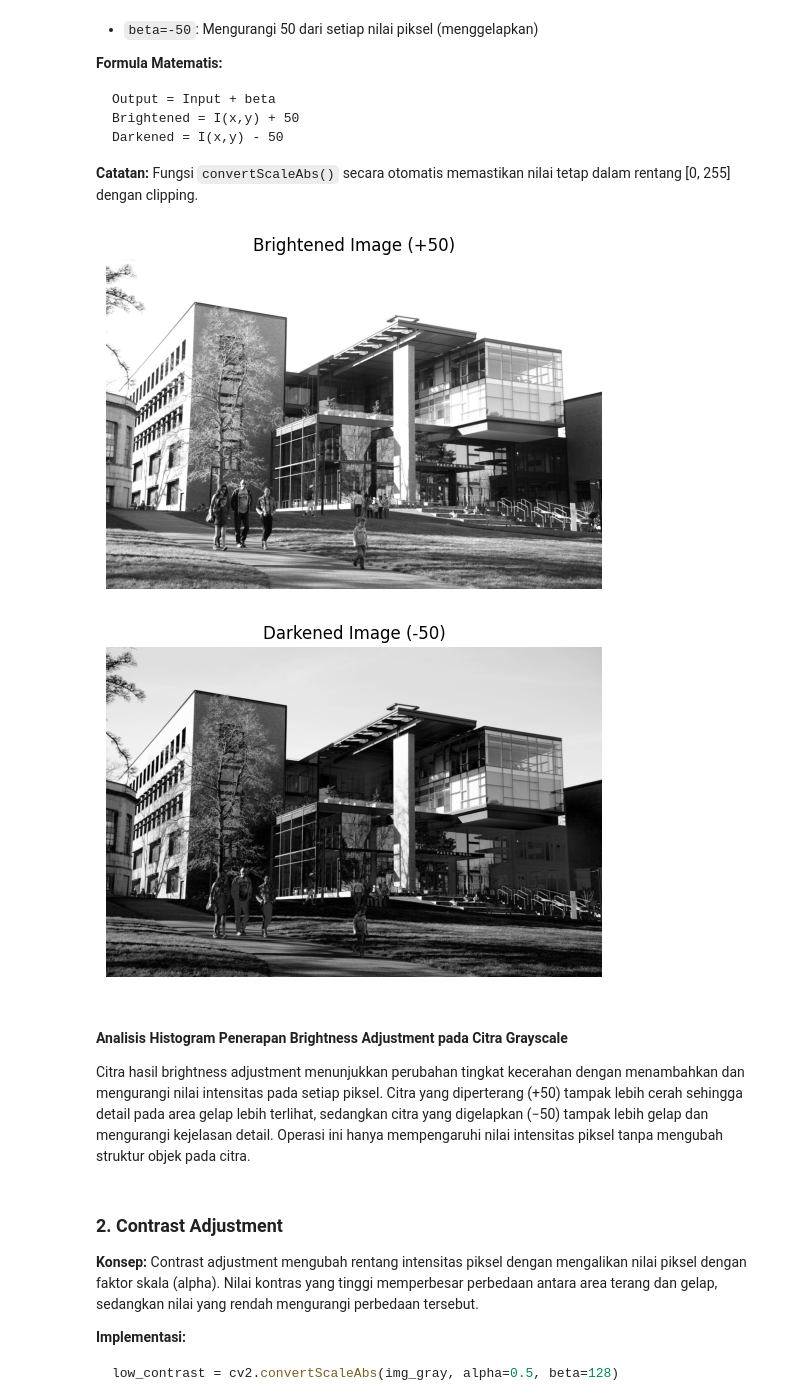
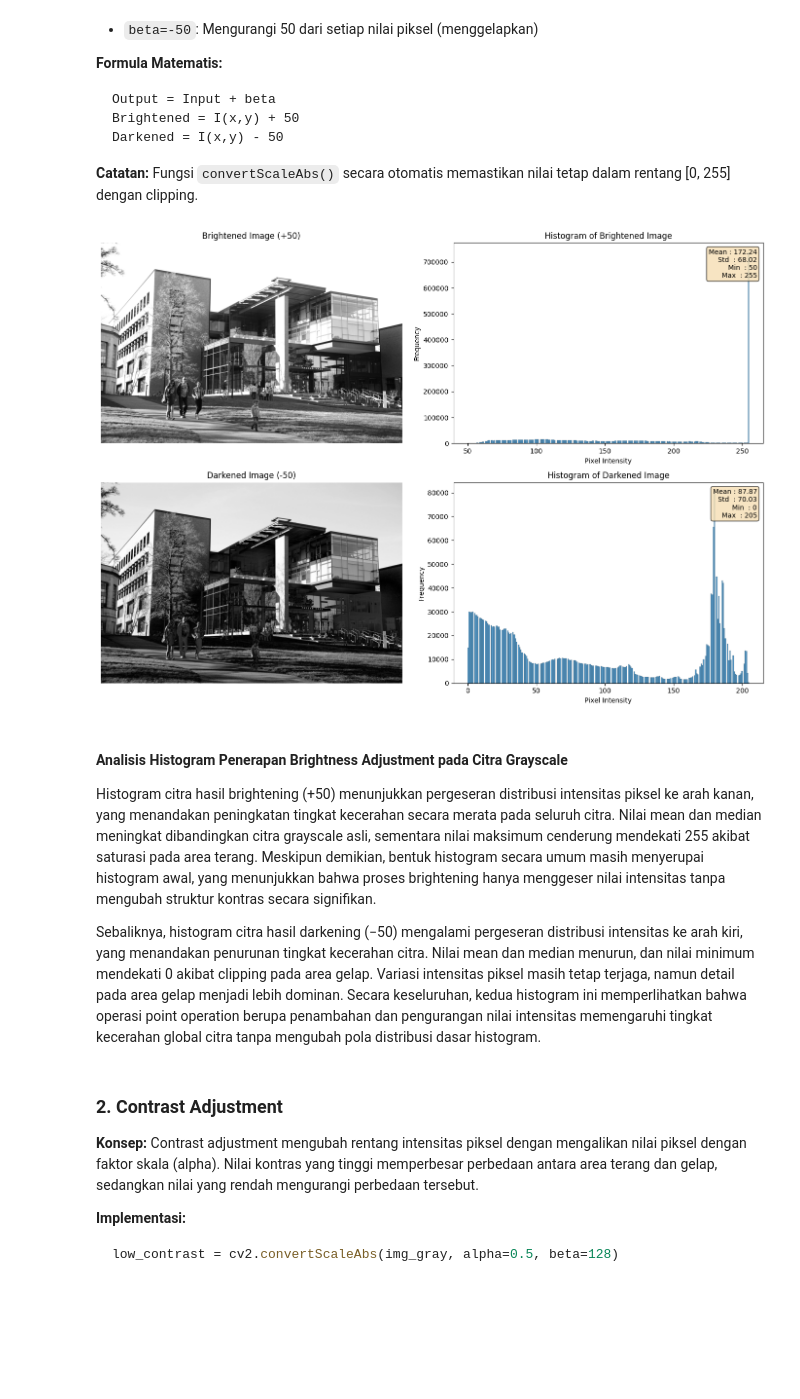
Before and after one commit to Sugiarta123/Quiz-2, a Jupyter notebook: 03_point_operations.ipynb, the cells around one changed output. Cells and saved outputs as stored; diff of their text form; code cells hidden in the pictures; blank space fills up the shorter version.

```diff
--- a/03_point_operations.ipynb
+++ b/03_point_operations.ipynb
@@ -62,17 +98,76 @@ Darkened = I(x,y) - 50
 
 **Catatan:** Fungsi `convertScaleAbs()` secara otomatis memastikan nilai tetap dalam rentang [0, 255] dengan clipping.
 # %%
+import matplotlib.pyplot as plt
+import seaborn as sns
+import numpy as np
+import cv2
+
+# Bright & Dark images
 bright = cv2.convertScaleAbs(img_gray, alpha=1.0, beta=50)
 dark = cv2.convertScaleAbs(img_gray, alpha=1.0, beta=-50)
-show_image(bright, "Brightened Image (+50)")
-show_image(dark, "Darkened Image (-50)")
+
+# Buat figure (2 baris x 2 kolom)
+fig, axes = plt.subplots(2, 2, figsize=(14, 10))
+
+# ===== Brightened Image =====
+axes[0, 0].imshow(bright, cmap='gray')
+axes[0, 0].set_title("Brightened Image (+50)")
+axes[0, 0].axis('off')
+
+sns.histplot(bright.flatten(), bins=256, kde=False, ax=axes[0, 1])
+axes[0, 1].set_title("Histogram of Brightened Image")
+axes[0, 1].set_xlabel("Pixel Intensity")
+axes[0, 1].set_ylabel("Frequency")
+
+# Statistik bright
+bright_stats = (
+    f"Mean : {np.mean(bright):.2f}\n"
+    f"Std  : {np.std(bright):.2f}\n"
+    f"Min  : {np.min(bright)}\n"
+    f"Max  : {np.max(bright)}"
+)
+axes[0, 1].text(
+    0.98, 0.97, bright_stats,
+    transform=axes[0, 1].transAxes,
+    ha='right', va='top',
+    bbox=dict(boxstyle='round', facecolor='wheat', alpha=0.8)
+)
+
+# ===== Darkened Image =====
+axes[1, 0].imshow(dark, cmap='gray')
+axes[1, 0].set_title("Darkened Image (-50)")
+axes[1, 0].axis('off')
+
+sns.histplot(dark.flatten(), bins=256, kde=False, ax=axes[1, 1])
+axes[1, 1].set_title("Histogram of Darkened Image")
+axes[1, 1].set_xlabel("Pixel Intensity")
+axes[1, 1].set_ylabel("Frequency")
+
+# Statistik dark
+dark_stats = (
+    f"Mean : {np.mean(dark):.2f}\n"
+    f"Std  : {np.std(dark):.2f}\n"
+    f"Min  : {np.min(dark)}\n"
+    f"Max  : {np.max(dark)}"
+)
+axes[1, 1].text(
+    0.98, 0.97, dark_stats,
+    transform=axes[1, 1].transAxes,
+    ha='right', va='top',
+    bbox=dict(boxstyle='round', facecolor='wheat', alpha=0.8)
+)
+
+plt.tight_layout()
+plt.show()
 # %% [output]
-[figure, old version]
+[figure, new version]
-[figure, removed]
 # %% [markdown]
 #### Analisis Histogram Penerapan Brightness Adjustment pada Citra Grayscale
 
-Citra hasil brightness adjustment menunjukkan perubahan tingkat kecerahan dengan menambahkan dan mengurangi nilai intensitas pada setiap piksel. Citra yang diperterang (+50) tampak lebih cerah sehingga detail pada area gelap lebih terlihat, sedangkan citra yang digelapkan (−50) tampak lebih gelap dan mengurangi kejelasan detail. Operasi ini hanya mempengaruhi nilai intensitas piksel tanpa mengubah struktur objek pada citra.
+Histogram citra hasil brightening (+50) menunjukkan pergeseran distribusi intensitas piksel ke arah kanan, yang menandakan peningkatan tingkat kecerahan secara merata pada seluruh citra. Nilai mean dan median meningkat dibandingkan citra grayscale asli, sementara nilai maksimum cenderung mendekati 255 akibat saturasi pada area terang. Meskipun demikian, bentuk histogram secara umum masih menyerupai histogram awal, yang menunjukkan bahwa proses brightening hanya menggeser nilai intensitas tanpa mengubah struktur kontras secara signifikan.
+
+Sebaliknya, histogram citra hasil darkening (−50) mengalami pergeseran distribusi intensitas ke arah kiri, yang menandakan penurunan tingkat kecerahan citra. Nilai mean dan median menurun, dan nilai minimum mendekati 0 akibat clipping pada area gelap. Variasi intensitas piksel masih tetap terjaga, namun detail pada area gelap menjadi lebih dominan. Secara keseluruhan, kedua histogram ini memperlihatkan bahwa operasi point operation berupa penambahan dan pengurangan nilai intensitas memengaruhi tingkat kecerahan global citra tanpa mengubah pola distribusi dasar histogram.
 # %% [markdown]
 ### 2. Contrast Adjustment
 **Konsep:**
```
Also changed, not shown: parts of 4 cells of this notebook.
